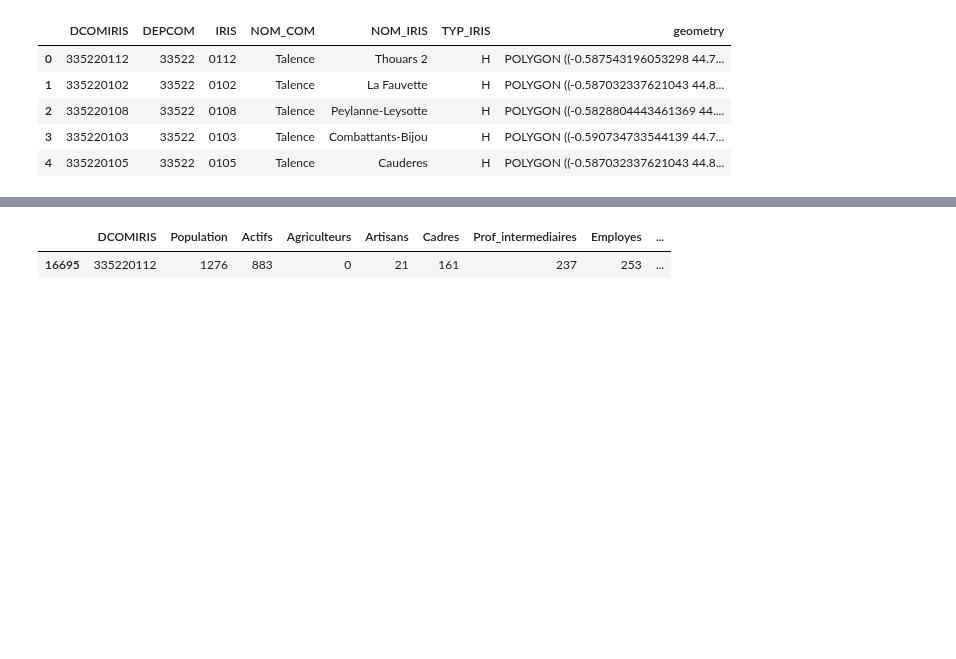
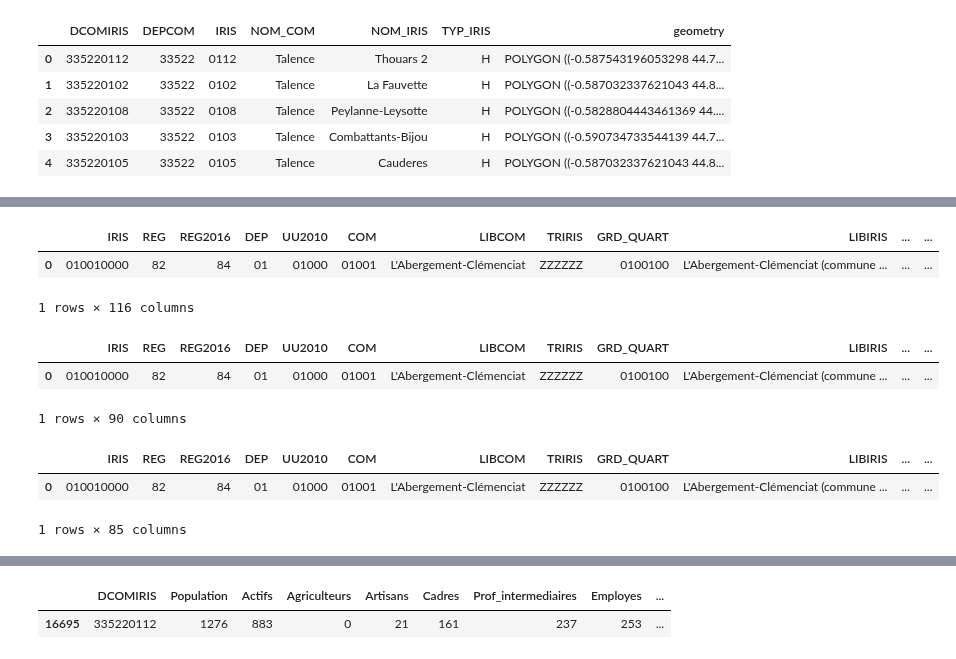
Before and after one commit to du-phan/Electoral-Analysis, a Jupyter notebook: iris_data_cleaning.ipynb, the cells around one changed output, grey strips where cells are left out. Saved outputs shown, nothing was run; the diff lists cells and outputs as text; code cells hidden in the pictures; blank space fills up the shorter version.

```diff
--- a/iris_data_cleaning.ipynb
+++ b/iris_data_cleaning.ipynb
@@ -25,0 +19,18 @@ activite_resident.head()
+# %%
+activite_resident.head(1)
+# %% [output]
+|  | IRIS | REG | REG2016 | DEP | UU2010 | COM | LIBCOM | TRIRIS | GRD_QUART | LIBIRIS | ... | ... |
+| 0 | 010010000 | 82 | 84 | 01 | 01000 | 01001 | L'Abergement-Clémenciat | ZZZZZZ | 0100100 | L'Abergement-Clémenciat (commune ... | ... | ... |
+1 rows × 116 columns
+# %%
+logement.head(1)
+# %% [output]
+|  | IRIS | REG | REG2016 | DEP | UU2010 | COM | LIBCOM | TRIRIS | GRD_QUART | LIBIRIS | ... | ... |
+| 0 | 010010000 | 82 | 84 | 01 | 01000 | 01001 | L'Abergement-Clémenciat | ZZZZZZ | 0100100 | L'Abergement-Clémenciat (commune ... | ... | ... |
+1 rows × 90 columns
+# %%
+struct_pop.head(1)
+# %% [output]
+|  | IRIS | REG | REG2016 | DEP | UU2010 | COM | LIBCOM | TRIRIS | GRD_QUART | LIBIRIS | ... | ... |
+| 0 | 010010000 | 82 | 84 | 01 | 01000 | 01001 | L'Abergement-Clémenciat | ZZZZZZ | 0100100 | L'Abergement-Clémenciat (commune ... | ... | ... |
+1 rows × 85 columns
```
Also changed, not shown: parts of 16 cells of this notebook.
